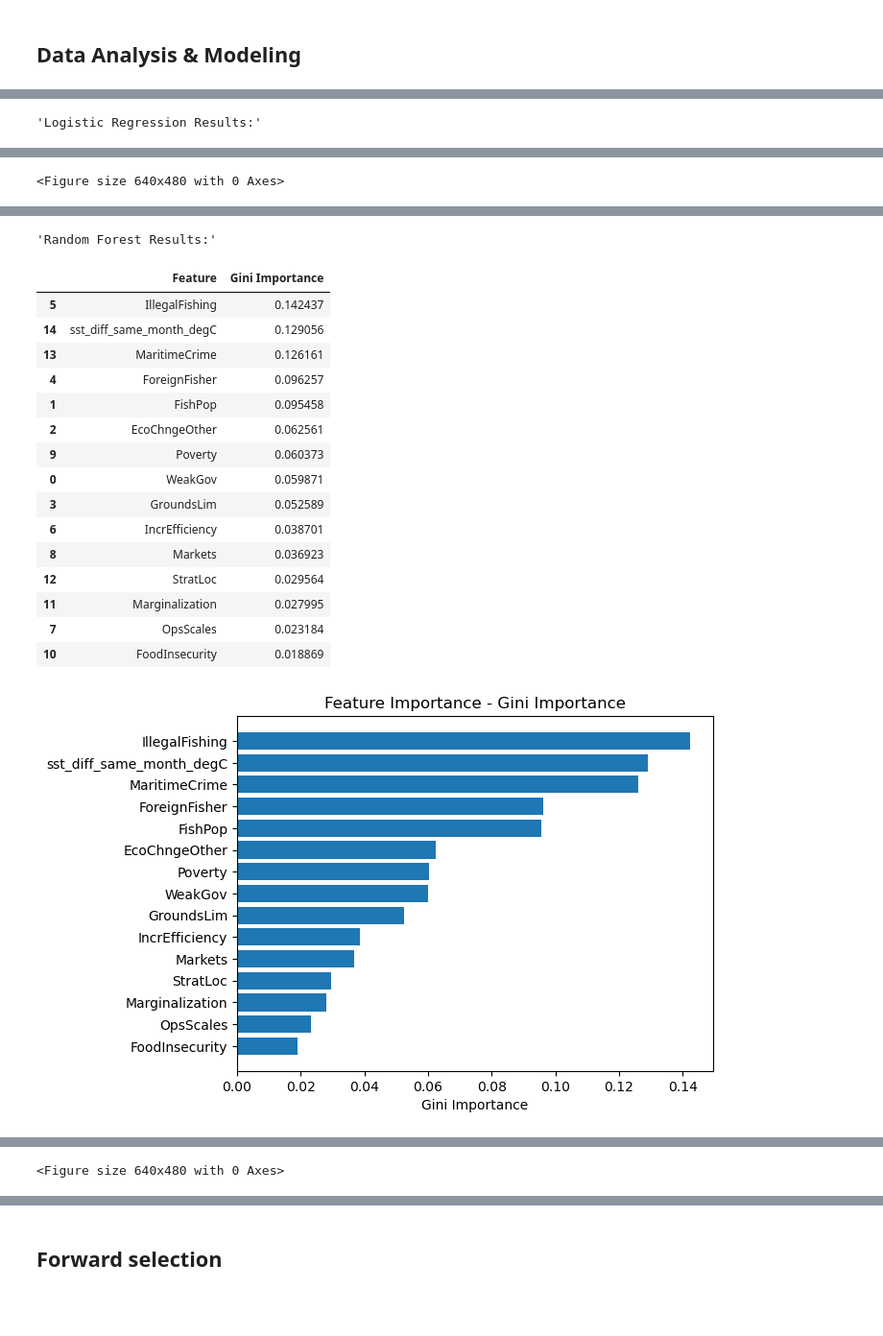
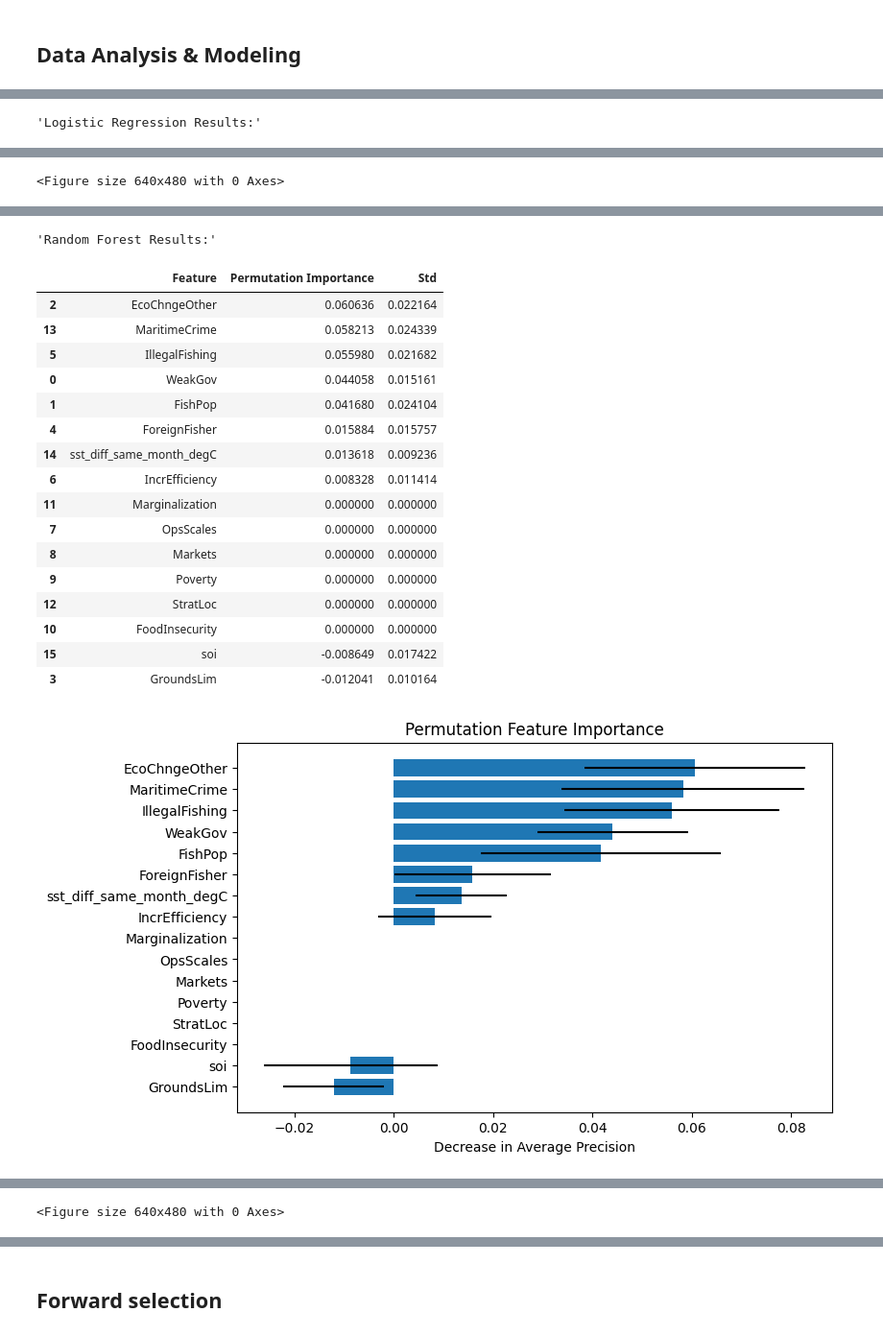
Before and after one commit to madwhe/WWF-Fisheries-Conflict-Analysis, a Jupyter notebook: NOAA_analysis/WWF_NOAA_analysis.ipynb, the cells around one changed output, grey strips where cells are left out. Shown at 96% size. Cells and saved outputs as stored; diff of their text form; code cells hidden in the pictures; blank space fills up the shorter version.

Commit message:
Added dataset to analysis
Added dataset to analysis

```diff
--- a/NOAA_analysis/WWF_NOAA_analysis.ipynb
+++ b/NOAA_analysis/WWF_NOAA_analysis.ipynb
@@ -597,0 +487,9 @@ df_model["sst_diff_same_month_degC"].hist(bins=30)
+# %%
+#Load dataset
+soi_data = pd.read_csv('data/soi.txt', sep=r'\s+', header=0)
+
+# make months a digit
+soi_data = soi_data.melt(id_vars='YEAR', var_name = 'month', value_name='soi')
+soi_data.columns = map(str.lower, soi_data.columns)
+soi_data['month'] = pd.to_datetime(soi_data['month'], format= '%b').dt.month
+soi_data
@@ -597,0 +510,5 @@ df_model["sst_diff_same_month_degC"].hist(bins=30)
+# %%
+# Merge datasets
+df_model['month'] = pd.to_datetime(df_model['date']).dt.month
+df3 = df_model.merge(soi_data, on=['year', 'month'], how = 'left')
+df3
@@ -687,19 +611,19 @@ def models(X_train, y_train):
             'estimator': LogisticRegression(
                 penalty='elasticnet',
                 solver='saga',
+                class_weight = 'balanced',
                 random_state=42,
                 max_iter = 2500
             ),
             'param_grid': {
                 'l1_ratio': np.linspace(0, 1, 5),
-                'C': np.logspace(.01, 10, 5),
-                'class_weight': [None, 'balanced']
+                'C': np.linspace(.001, 10, 7) # smaller value = stronger regularization
             }
         },
 
         {
             'name': 'Random Forest',
-            'estimator': RandomForestClassifier(class_weight = 'balanced', random_state=42),
+            'estimator': RandomForestClassifier(class_weight = 'balanced', max_features= 8, random_state=42),
             'param_grid': {
                 'n_estimators': np.linspace(20, 250, 25).astype(int),
                 'max_depth': [4, 7],
@@ -710,9 +634,8 @@ def models(X_train, y_train):
 
     cv_strategy = StratifiedKFold(n_splits = 5, shuffle=True, random_state=42)
     scoring = {
-        'accuracy': 'accuracy',
-        'f1': 'f1_weighted',
-        'roc_auc': 'roc_auc_ovr'}
+        'pr_auc': 'average_precision',
+        'accuracy': 'accuracy'}
 
     results = []
 
@@ -722,7 +645,7 @@ def models(X_train, y_train):
             item['param_grid'],
             cv=cv_strategy,
             scoring=scoring,
-            refit='accuracy',
+            refit = 'pr_auc',
             n_jobs = -1
         )
 
@@ -756,8 +679,7 @@ def models(X_train, y_train):
                 'model': item['name'],
                 'params': params,
                 'training_data_accuracy': grid.cv_results_['mean_test_accuracy'][i],
-                'f1': grid.cv_results_['mean_test_f1'][i],
-                'roc_auc': grid.cv_results_['mean_test_roc_auc'][i],
+                'pr_auc': grid.cv_results_['mean_test_pr_auc'][i],
                 'non_zero_features': non_zero,
                 'selected_features': list(selected_features),
                 'mean_fit_time': grid.cv_results_['mean_fit_time'][i]
@@ -902,10 +839,18 @@ def assessment(best_models, X_train, y_train, X_test, y_test):
 def analysis(data, region = None):
     filtered_data = regional_filtering(data, region)
     X_train, X_test, y_train, y_test = split_data(filtered_data)
-    results_df, best_models = models(X_train, y_train)
-    assessment(best_models, X_train, y_train, X_test, y_test)
+    scaler = StandardScaler()
+    X_train_scaled = scaler.fit_transform(X_train)
+    X_test_scaled = scaler.transform(X_test)
+    X_train_scaled_df = pd.DataFrame(
+                        X_train_scaled,
+                        columns=X_train.columns,
+                        index=X_train.index
+                        )
+    results_df, best_models = models(X_train_scaled_df, y_train)
+    assessment(best_models, X_train_scaled_df, y_train, X_test_scaled, y_test)
 
-analysis(data)
+analysis(data, "Horn of Africa")
 # %% [output]
 'Logistic Regression Results:'
 |  | Variable | response_1_coef | odds_ratio_1 | response_2_coef | odds_ratio_2 | response_3_coef | odds_ratio_3 |
@@ -939,18 +885,19 @@ weighted avg       0.65      0.67      0.64       211
 'Random Forest Results:'
-|  | Feature | Gini Importance |
-| 5 | IllegalFishing | 0.142437 |
-| 14 | sst_diff_same_month_degC | 0.129056 |
-| 13 | MaritimeCrime | 0.126161 |
-| 4 | ForeignFisher | 0.096257 |
-| 1 | FishPop | 0.095458 |
-| 2 | EcoChngeOther | 0.062561 |
-| 9 | Poverty | 0.060373 |
-| 0 | WeakGov | 0.059871 |
-| 3 | GroundsLim | 0.052589 |
-| 6 | IncrEfficiency | 0.038701 |
-| 8 | Markets | 0.036923 |
-| 12 | StratLoc | 0.029564 |
-| 11 | Marginalization | 0.027995 |
-| 7 | OpsScales | 0.023184 |
-| 10 | FoodInsecurity | 0.018869 |
+|  | Feature | Permutation Importance | Std |
+| 2 | EcoChngeOther | 0.060636 | 0.022164 |
+| 13 | MaritimeCrime | 0.058213 | 0.024339 |
+| 5 | IllegalFishing | 0.055980 | 0.021682 |
+| 0 | WeakGov | 0.044058 | 0.015161 |
+| 1 | FishPop | 0.041680 | 0.024104 |
+| 4 | ForeignFisher | 0.015884 | 0.015757 |
+| 14 | sst_diff_same_month_degC | 0.013618 | 0.009236 |
+| 6 | IncrEfficiency | 0.008328 | 0.011414 |
+| 11 | Marginalization | 0.000000 | 0.000000 |
+| 7 | OpsScales | 0.000000 | 0.000000 |
+| 8 | Markets | 0.000000 | 0.000000 |
+| 9 | Poverty | 0.000000 | 0.000000 |
+| 12 | StratLoc | 0.000000 | 0.000000 |
+| 10 | FoodInsecurity | 0.000000 | 0.000000 |
+| 15 | soi | -0.008649 | 0.017422 |
+| 3 | GroundsLim | -0.012041 | 0.010164 |
-[figure, old version]
+[figure, new version]
```
Also changed, not shown: parts of 29 cells of this notebook, 5 other files.
